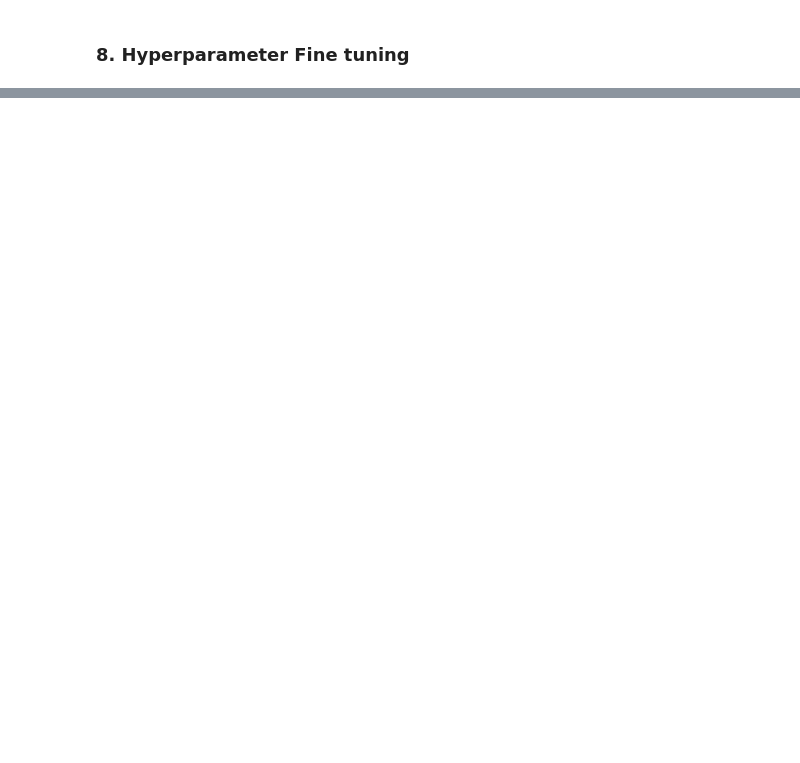
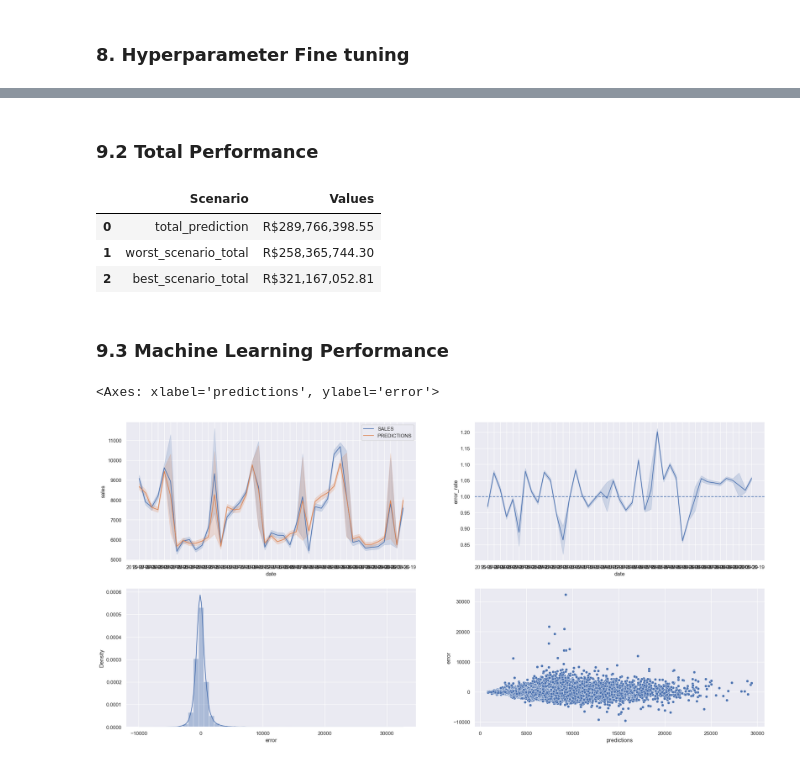
Before and after one commit to OliveiraMatheuss/Rossmann-Sales, a Jupyter notebook: p8_fineTuning.ipynb, the cells around one changed output, grey strips where cells are left out. Drawn from its saved outputs; the diff is of its cells as text; code cells hidden in the pictures; blank space fills up the shorter version.

```diff
--- a/p8_fineTuning.ipynb
+++ b/p8_fineTuning.ipynb
@@ -92,0 +233,31 @@ best_model.get_params()
+# %% [markdown]
+### 9.2 Total Performance
+# %%
+df95 = df92[['total_prediction', 'worst_scenario_total', 'best_scenario_total']].apply(lambda x: np.sum(x), axis = 0).reset_index().rename(columns = {'index': 'Scenario', 0: 'Values'})
+df95['Values'] = df95['Values'].map( 'R${:,.2f}'.format )
+df95
+# %% [output]
+|  | Scenario | Values |
+| 0 | total_prediction | R$289,766,398.55 |
+| 1 | worst_scenario_total | R$258,365,744.30 |
+| 2 | best_scenario_total | R$321,167,052.81 |
+# %% [markdown]
+### 9.3 Machine Learning Performance
+# %%
+df9['error'] = df9['sales'] - df9['predictions']
+df9['error_rate'] = df9['predictions'] / df9['sales']
+
+plt.subplot( 2, 2, 1 )
+sns.lineplot( x='date', y='sales', data=df9, label='SALES' )
+sns.lineplot( x='date', y='predictions', data=df9, label='PREDICTIONS' )
+
+plt.subplot( 2, 2, 2 )
+sns.lineplot( x='date', y='error_rate', data=df9 )
+plt.axhline( 1, linestyle='--')
+plt.subplot( 2, 2, 3 )
+sns.distplot( df9['error'] )
+plt.subplot( 2, 2, 4 )
+sns.scatterplot(x =  df9['predictions'], y = df9['error'] )
+# %% [output]
+<Axes: xlabel='predictions', ylabel='error'>
+[figure, added]
```
Also changed, not shown: parts of 22 cells of this notebook.
